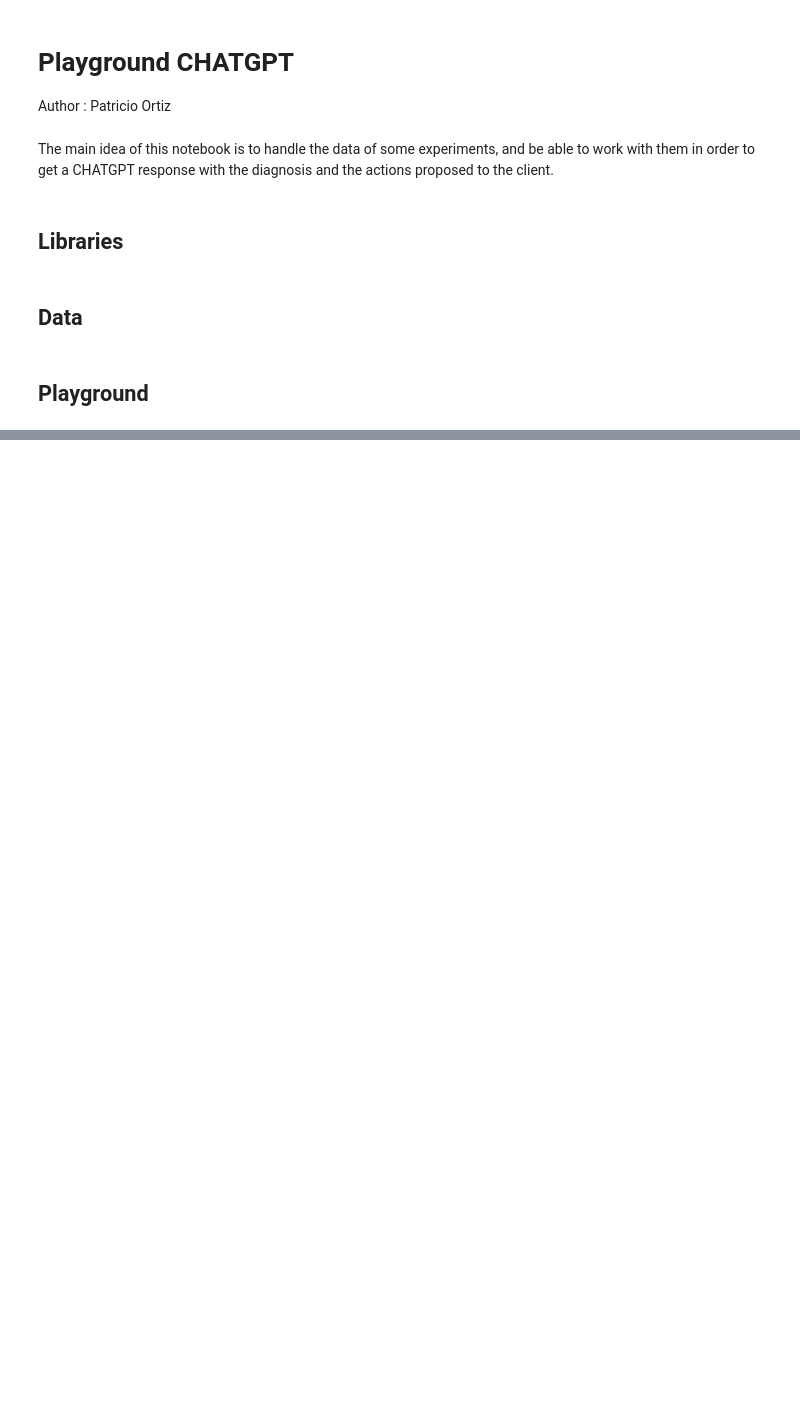
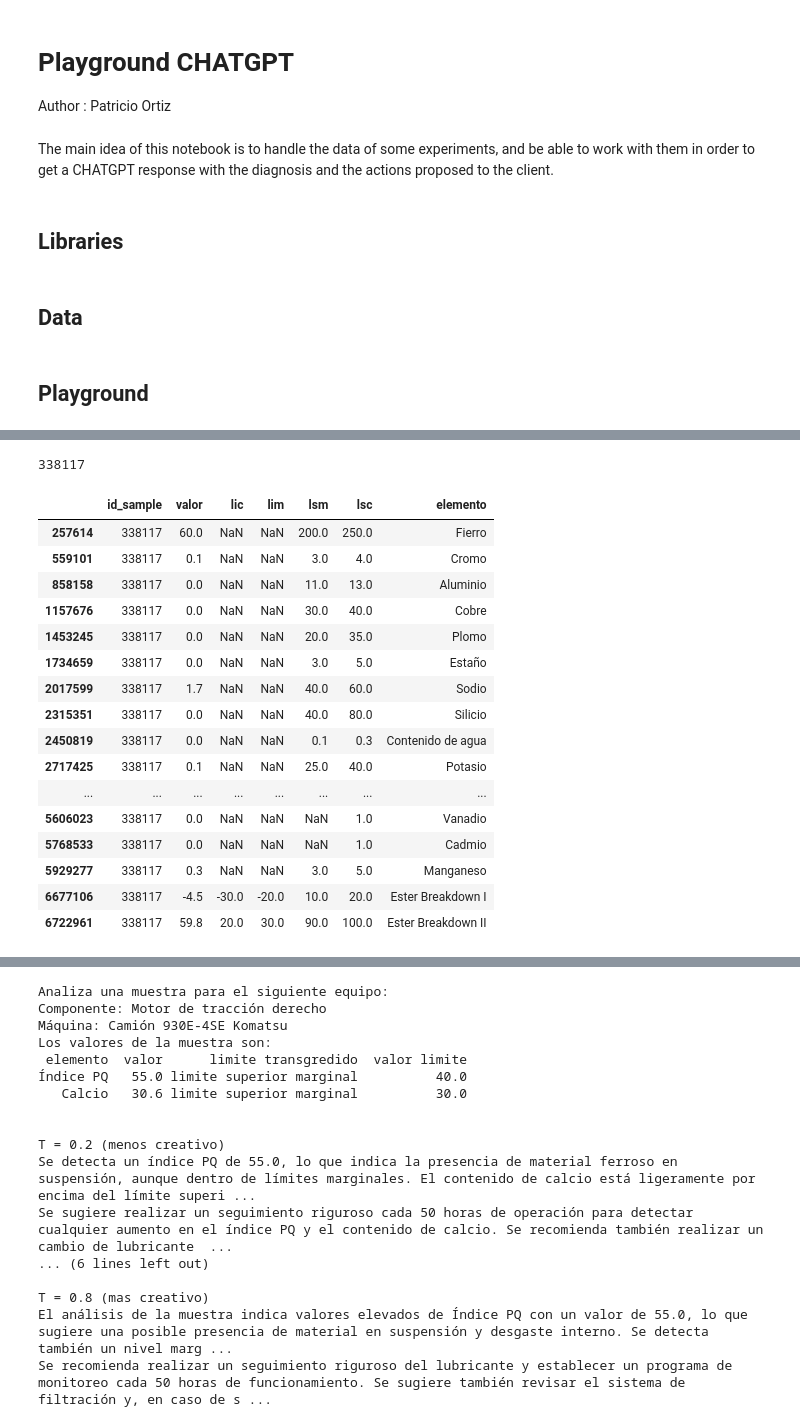
Before and after one commit to portizv26/Steve, a Jupyter notebook: GPT Playground.ipynb, the cells around one changed output, grey strips where cells are left out. Cells and saved outputs as stored; diff of their text form; code cells hidden in the pictures; blank space fills up the shorter version.

```diff
--- a/GPT Playground.ipynb
+++ b/GPT Playground.ipynb
@@ -58,0 +215,42 @@ t4.to_string(index=False)
+# %%
+i = 3
+
+print(ids[i])
+print('\n')
+t3 = df2[df2.id_sample == ids[i]]
+display(t3)
+print('\n')
+t4 = dfi[dfi.id_sample == ids[i]][['name_component','name_component_brand','name_component_model','name_component_type','name_machine','name_machine_type','name_machine_brand','name_machine_model']]
+display(t4.dropna(axis=1))
+print('\n')
+k = l[i][1]
+print(l[i][1])
+print('\n')
+print('T = 0.2 (menos creativo)')
+print(l[i][0][0])
+print('\n')
+print('T = 0.5 (neutro)')
+print(l[i][0][1])
+print('\n')
+print('T = 0.8 (mas creativo)')
+print(l[i][0][2])
+print('\n')
+# %% [output]
+338117
+|  | id_sample | valor | lic | lim | lsm | lsc | elemento |
+| 257614 | 338117 | 60.0 | NaN | NaN | 200.0 | 250.0 | Fierro |
+| 559101 | 338117 | 0.1 | NaN | NaN | 3.0 | 4.0 | Cromo |
+| 858158 | 338117 | 0.0 | NaN | NaN | 11.0 | 13.0 | Aluminio |
+| 1157676 | 338117 | 0.0 | NaN | NaN | 30.0 | 40.0 | Cobre |
+| 1453245 | 338117 | 0.0 | NaN | NaN | 20.0 | 35.0 | Plomo |
+| 1734659 | 338117 | 0.0 | NaN | NaN | 3.0 | 5.0 | Estaño |
+| 2017599 | 338117 | 1.7 | NaN | NaN | 40.0 | 60.0 | Sodio |
+| 2315351 | 338117 | 0.0 | NaN | NaN | 40.0 | 80.0 | Silicio |
+| 2450819 | 338117 | 0.0 | NaN | NaN | 0.1 | 0.3 | Contenido de agua |
+| 2717425 | 338117 | 0.1 | NaN | NaN | 25.0 | 40.0 | Potasio |
+| ... | ... | ... | ... | ... | ... | ... | ... |
+| 5606023 | 338117 | 0.0 | NaN | NaN | NaN | 1.0 | Vanadio |
+| 5768533 | 338117 | 0.0 | NaN | NaN | NaN | 1.0 | Cadmio |
+| 5929277 | 338117 | 0.3 | NaN | NaN | 3.0 | 5.0 | Manganeso |
+| 6677106 | 338117 | -4.5 | -30.0 | -20.0 | 10.0 | 20.0 | Ester Breakdown I |
+| 6722961 | 338117 | 59.8 | 20.0 | 30.0 | 90.0 | 100.0 | Ester Breakdown II |
@@ -58,0 +259,17 @@ t4.to_string(index=False)
+Analiza una muestra para el siguiente equipo:
+Componente: Motor de tracción derecho
+Máquina: Camión 930E-4SE Komatsu
+Los valores de la muestra son:
+ elemento  valor      limite transgredido  valor limite
+Índice PQ   55.0 limite superior marginal          40.0
+   Calcio   30.6 limite superior marginal          30.0
+
+
+T = 0.2 (menos creativo)
+Se detecta un índice PQ de 55.0, lo que indica la presencia de material ferroso en suspensión, aunque dentro de límites marginales. El contenido de calcio está ligeramente por encima del límite superi ...
+Se sugiere realizar un seguimiento riguroso cada 50 horas de operación para detectar cualquier aumento en el índice PQ y el contenido de calcio. Se recomienda también realizar un cambio de lubricante  ...
+... (6 lines left out)
+
+T = 0.8 (mas creativo)
+El análisis de la muestra indica valores elevados de Índice PQ con un valor de 55.0, lo que sugiere una posible presencia de material en suspensión y desgaste interno. Se detecta también un nivel marg ...
+Se recomienda realizar un seguimiento riguroso del lubricante y establecer un programa de monitoreo cada 50 horas de funcionamiento. Se sugiere también revisar el sistema de filtración y, en caso de s ...
```
Also changed, not shown: parts of 8 cells of this notebook, 3 other files.
